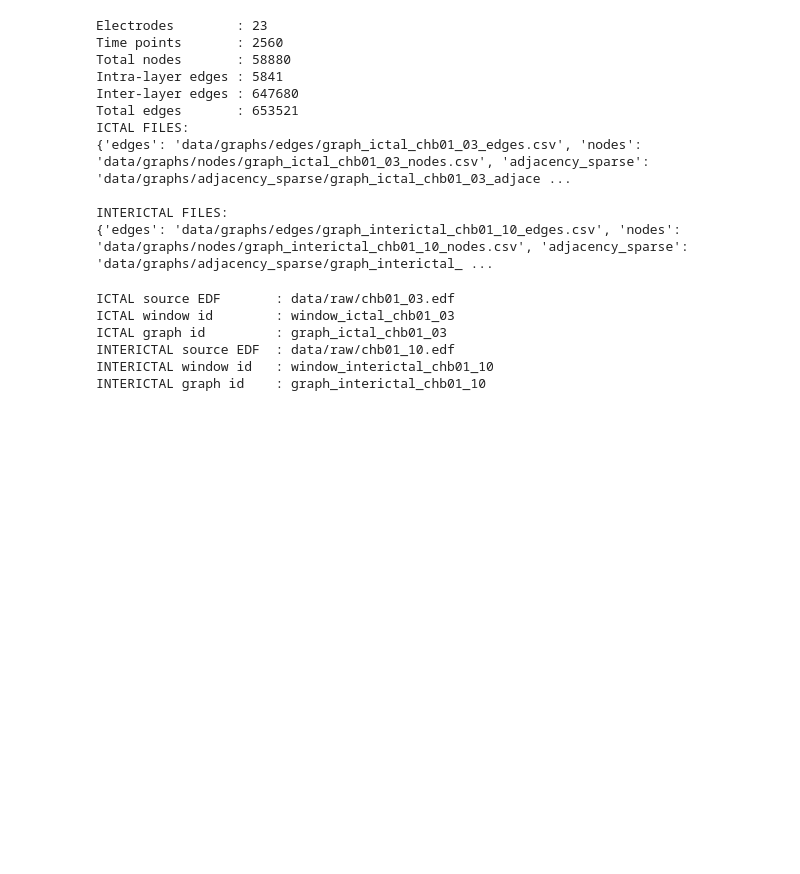
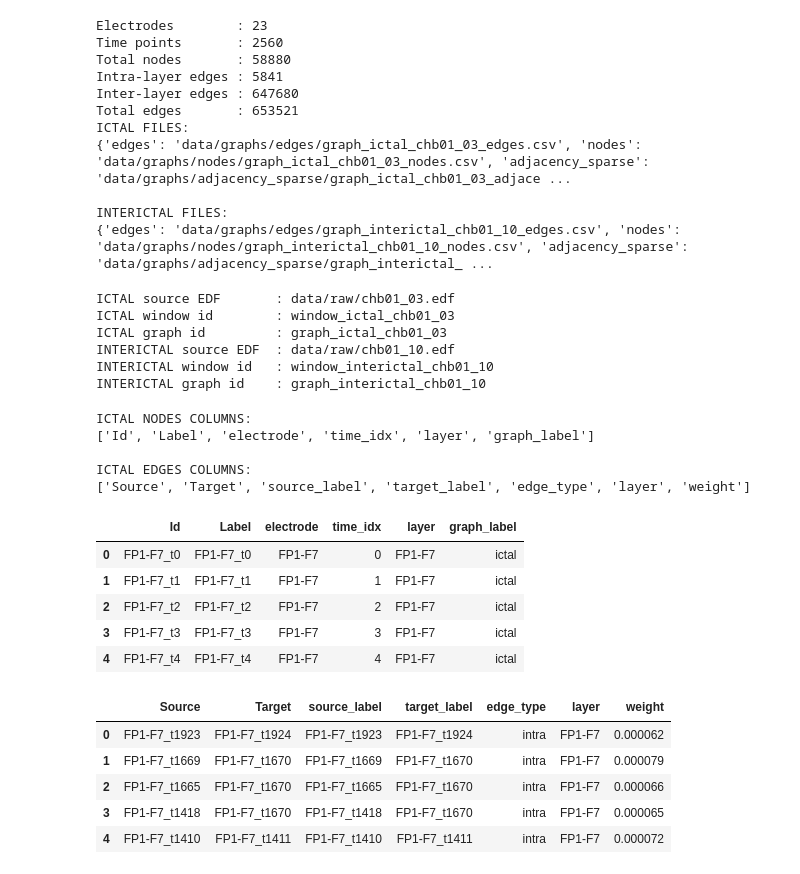
Before and after one commit to ionikim/Social-Media-Analytics, a Jupyter notebook: src/01_loading/preprocessing_210326_interictal_changed_weighted.ipynb, the cells around one changed output. Drawn from its saved outputs; the diff is of its cells as text; code cells hidden in the pictures; blank space fills up the shorter version.

```diff
--- a/src/01_loading/preprocessing_210326_interictal_changed_weighted.ipynb
+++ b/src/01_loading/preprocessing_210326_interictal_changed_weighted.ipynb
@@ -786,3 +786,36 @@ ICTAL graph id         : graph_ictal_chb01_03
 INTERICTAL source EDF  : data/raw/chb01_10.edf
 INTERICTAL window id   : window_interictal_chb01_10
 INTERICTAL graph id    : graph_interictal_chb01_10
+# %%
+import pandas as pd
+
+# ICTAL
+nodes_ictal = pd.read_csv("data/graphs/nodes/graph_ictal_chb01_03_nodes.csv")
+edges_ictal = pd.read_csv("data/graphs/edges/graph_ictal_chb01_03_edges.csv")
+
+print("ICTAL NODES COLUMNS:")
+print(nodes_ictal.columns.tolist())
+
+print("\nICTAL EDGES COLUMNS:")
+print(edges_ictal.columns.tolist())
+
+display(nodes_ictal.head())
+display(edges_ictal.head())
+# %% [output]
+ICTAL NODES COLUMNS:
+['Id', 'Label', 'electrode', 'time_idx', 'layer', 'graph_label']
+
+ICTAL EDGES COLUMNS:
+['Source', 'Target', 'source_label', 'target_label', 'edge_type', 'layer', 'weight']
+|  | Id | Label | electrode | time_idx | layer | graph_label |
+| 0 | FP1-F7_t0 | FP1-F7_t0 | FP1-F7 | 0 | FP1-F7 | ictal |
+| 1 | FP1-F7_t1 | FP1-F7_t1 | FP1-F7 | 1 | FP1-F7 | ictal |
+| 2 | FP1-F7_t2 | FP1-F7_t2 | FP1-F7 | 2 | FP1-F7 | ictal |
+| 3 | FP1-F7_t3 | FP1-F7_t3 | FP1-F7 | 3 | FP1-F7 | ictal |
+| 4 | FP1-F7_t4 | FP1-F7_t4 | FP1-F7 | 4 | FP1-F7 | ictal |
+|  | Source | Target | source_label | target_label | edge_type | layer | weight |
+| 0 | FP1-F7_t1923 | FP1-F7_t1924 | FP1-F7_t1923 | FP1-F7_t1924 | intra | FP1-F7 | 0.000062 |
+| 1 | FP1-F7_t1669 | FP1-F7_t1670 | FP1-F7_t1669 | FP1-F7_t1670 | intra | FP1-F7 | 0.000079 |
+| 2 | FP1-F7_t1665 | FP1-F7_t1670 | FP1-F7_t1665 | FP1-F7_t1670 | intra | FP1-F7 | 0.000066 |
+| 3 | FP1-F7_t1418 | FP1-F7_t1670 | FP1-F7_t1418 | FP1-F7_t1670 | intra | FP1-F7 | 0.000065 |
+| 4 | FP1-F7_t1410 | FP1-F7_t1411 | FP1-F7_t1410 | FP1-F7_t1411 | intra | FP1-F7 | 0.000072 |
```
Also changed, not shown: parts of 1 cell of this notebook.
